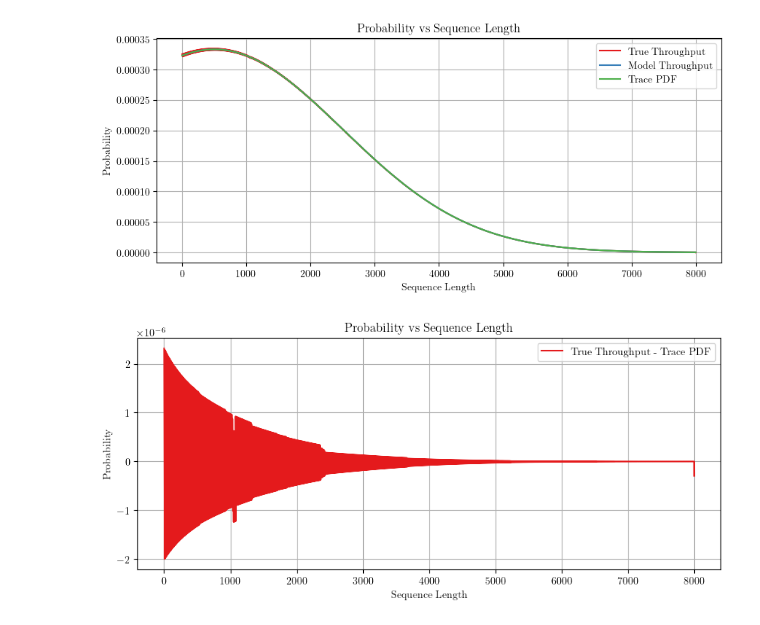
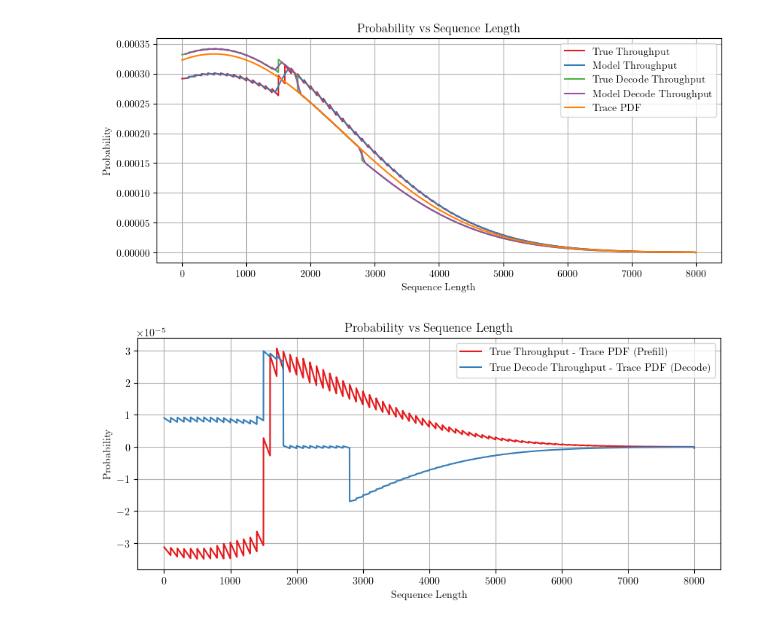
Before and after one commit to NathanRignall/llm-scheduling, a Jupyter notebook: notebooks/model.ipynb, the cells around one changed output. Cells and saved outputs as stored; diff of their text form; code cells hidden in the pictures.

```diff
--- a/notebooks/model.ipynb
+++ b/notebooks/model.ipynb
@@ -68,0 +82,34 @@ Length of true throughput dataframe: 8001
+# %%
+# plot the delta between the true and model prefill throughput
+
+# Interpolate the model decode throughput values for the missing sequence lengths
+model_decode_throughput_df["seq_range"] = model_decode_throughput_df["Sequence"].apply(lambda mid: list(range(mid - bin_width // 2, mid + bin_width // 2)))
+model_decode_throughput_df_expanded = model_decode_throughput_df.explode("seq_range").rename(columns={"seq_range": "SequenceMid"})
+model_decode_throughput_df_expanded["Throughput"] = model_decode_throughput_df_expanded["Throughput"] / bin_width
+model_decode_throughput_df_expanded = model_decode_throughput_df_expanded[["SequenceMid", "Throughput"]]
+
+# print the length of the model throughput dataframe
+print(f"Length of model decode throughput dataframe: {len(model_decode_throughput_df_expanded["Throughput"])}")
+print(f"Length of true decode throughput dataframe: {len(true_decode_throughput_df["Throughput"])}")
+
+# calculate the delta between the two dataframes (using numpy arrays)
+true_decode_throughput_array = true_decode_throughput_df["Throughput"].to_numpy()
+model_decode_throughput_array = model_decode_throughput_df_expanded["Throughput"].to_numpy()
+
+# Ensure both arrays have the same shape by truncating the longer array
+decode_min_length = min(len(true_decode_throughput_array), len(model_decode_throughput_array))
+decode_true_throughput_array = true_decode_throughput_array[:decode_min_length]
+decode_model_throughput_array = model_decode_throughput_array[:decode_min_length]
+
+# Calculate the delta
+decode_throughput_delta_array = decode_true_throughput_array - decode_model_throughput_array
+
+# plot the delta between the two dataframes
+plt.figure(figsize=(10, 4))
+plt.plot(model_decode_throughput_df_expanded["SequenceMid"], decode_throughput_delta_array, label="Delta")
+plt.xlabel("Sequence Length")
+plt.ylabel("Throughput Delta")
+plt.title("Throughput Delta vs Sequence Length (Decode)")
+plt.legend()
+plt.grid()
+plt.show()
@@ -69,19 +120,24 @@ Length of true throughput dataframe: 8001
 # %%
+# plot distribution of throughput as a probability density function, and compare it to the trace PDF
 plt.figure(figsize=(10, 4))
-plt.plot(true_throughput_df["Sequence"], true_throughput_df["Throughput"] / true_throughput_df["Throughput"].sum(), label="True Throughput")
-plt.plot(model_throughput_df["Sequence"], model_throughput_df["Throughput"] / model_throughput_df["Throughput"].sum() / bin_width, label="Model Throughput")
+plt.plot(true_prefill_throughput_df["Sequence"], true_prefill_throughput_df["Throughput"] / true_prefill_throughput_df["Throughput"].sum(), label="True Throughput")
+plt.plot(model_prefill_throughput_df["Sequence"], model_prefill_throughput_df["Throughput"] / model_prefill_throughput_df["Throughput"].sum() / bin_width, label="Model Throughput")
+plt.plot(true_decode_throughput_df["Sequence"], true_decode_throughput_df["Throughput"] / true_decode_throughput_df["Throughput"].sum(), label="True Decode Throughput")
+plt.plot(model_decode_throughput_df["Sequence"], model_decode_throughput_df["Throughput"] / model_decode_throughput_df["Throughput"].sum() / bin_width, label="Model Decode Throughput")
 plt.plot(trace_df["Length"], trace_df["Probability"], label="Trace PDF")
 plt.xlabel("Sequence Length")
 plt.ylabel("Probability")
 plt.title("Probability vs Sequence Length")
 plt.legend()
 plt.grid()
 plt.show()
 # %% [output]
-[figure, old version]
+[figure, new version]
 # %%
+# plot the delta relative to the trace PDF
 plt.figure(figsize=(10, 4))
-plt.plot(true_throughput_df["Sequence"], (true_throughput_df["Throughput"] / true_throughput_df["Throughput"].sum()) - trace_df["Probability"], label="True Throughput - Trace PDF")
+plt.plot(true_prefill_throughput_df["Sequence"], (true_prefill_throughput_df["Throughput"] / true_prefill_throughput_df["Throughput"].sum()) - trace_df["Probability"], label="True Throughput - Trace PDF (Prefill)")
+plt.plot(true_decode_throughput_df["Sequence"], (true_decode_throughput_df["Throughput"] / true_decode_throughput_df["Throughput"].sum()) - trace_df["Probability"], label="True Decode Throughput - Trace PDF (Decode)")
 plt.xlabel("Sequence Length")
 plt.ylabel("Probability")
 plt.title("Probability vs Sequence Length")
@@ -89,4 +145,4 @@ plt.legend()
 plt.grid()
 plt.show()
 # %% [output]
-[figure, old version]
+[figure, new version]
```
Also changed, not shown: parts of 7 cells of this notebook, 3 other files.
